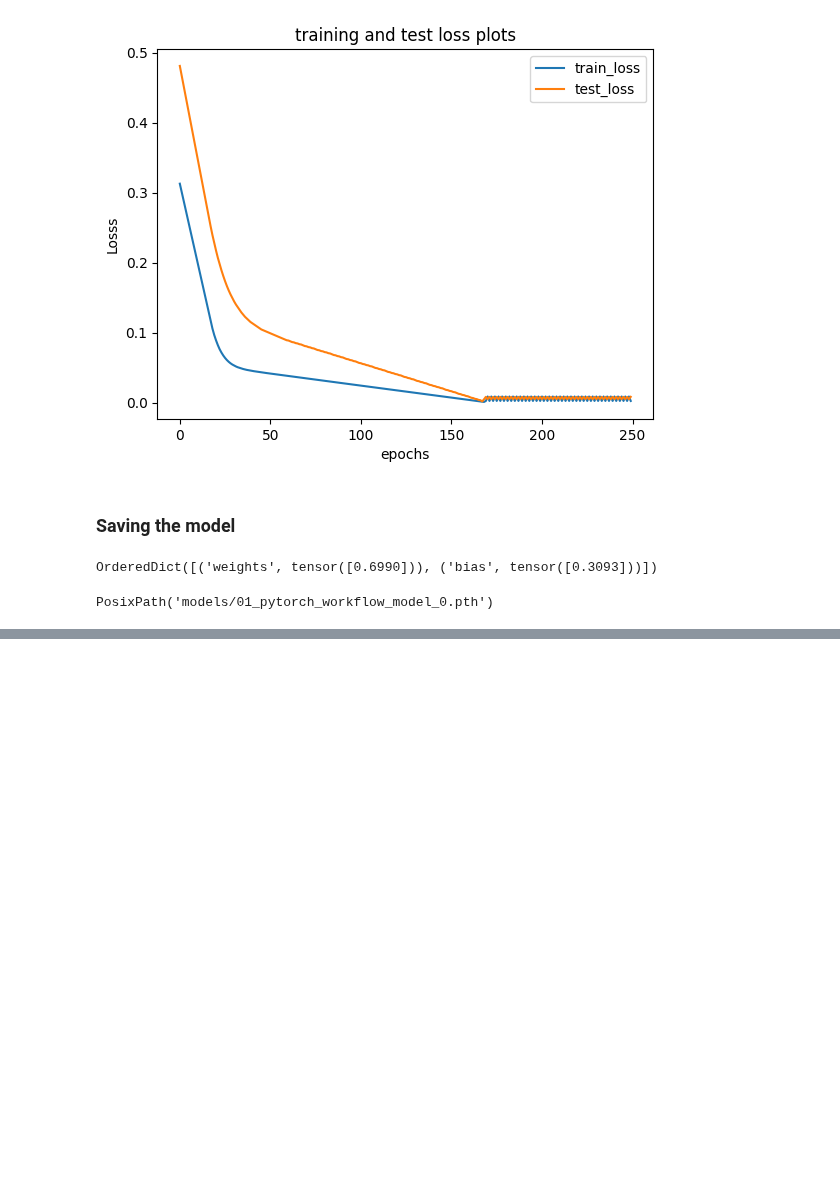
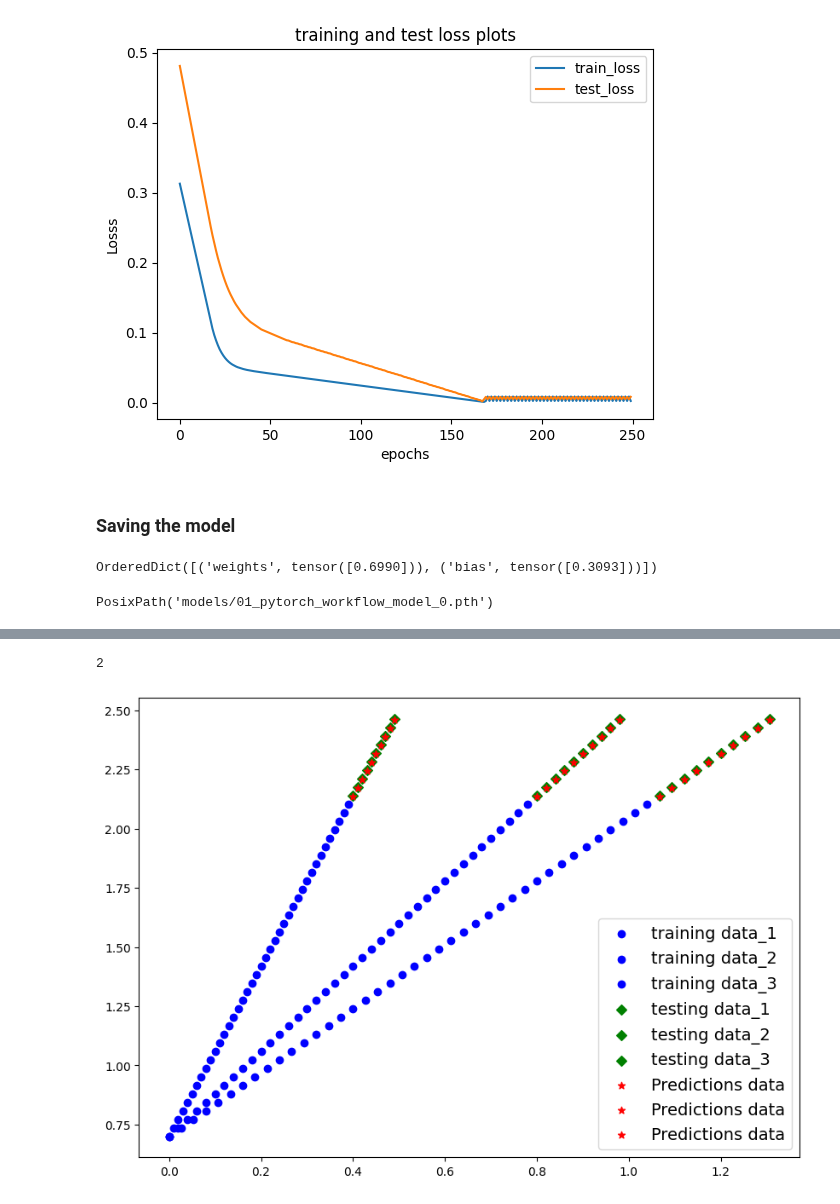
Before and after one commit to raviakasapu/DeepLearningPyTorch, a Jupyter notebook: 01_PyTorch_Workflow.ipynb, the cells around one changed output, grey strips where cells are left out. Cells and saved outputs as stored; diff of their text form; code cells hidden in the pictures; blank space fills up the shorter version.

```diff
--- a/01_PyTorch_Workflow.ipynb
+++ b/01_PyTorch_Workflow.ipynb
@@ -240,0 +399,6 @@ total 4
+# %%
+#loss function
+multi_loss_fn = torch.nn.functional.mse_loss
+
+#optimizer
+multi_optimizer = torch.optim.SGD(params=model_1.parameters(), lr=0.1)
@@ -240,0 +409,27 @@ total 4
+# %%
+torch.manual_seed(42)
+
+epochs = 200
+
+X_train = X_train.to(device)
+X_test = X_test.to(device)
+y_train = y_train.to(device)
+y_test = y_test.to(device)
+
+
+for epoch in range(epochs):
+  model_1.train()
+
+  y_pred = model_1(X_train)
+  loss = multi_loss_fn(y_pred, y_train)
+  multi_optimizer.zero_grad()
+  loss.backward()
+  multi_optimizer.step()
+
+  model_1.eval()
+  with torch.inference_mode():
+    test_pred = model_1(X_test)
+    test_loss = multi_loss_fn(test_pred, y_test)
+
+  if epoch % 10 ==0:
+    print(f"epoch: {epoch} Loss: {loss} test_loss: {test_loss}")
@@ -240,0 +457,8 @@ total 4
+# %%
+with torch.inference_mode():
+  y_pred_new_multi = model_1(X_test)
+# %%
+plot_multi_visualizations(X_train.to("cpu").numpy(),y_train.to("cpu").numpy(), X_test.to("cpu").numpy(),y_test.to("cpu").numpy(),predictions=y_pred_new_multi.to("cpu").numpy())
+# %% [output]
+2
+[figure, added]
```
Also changed, not shown: parts of 19 cells of this notebook.
